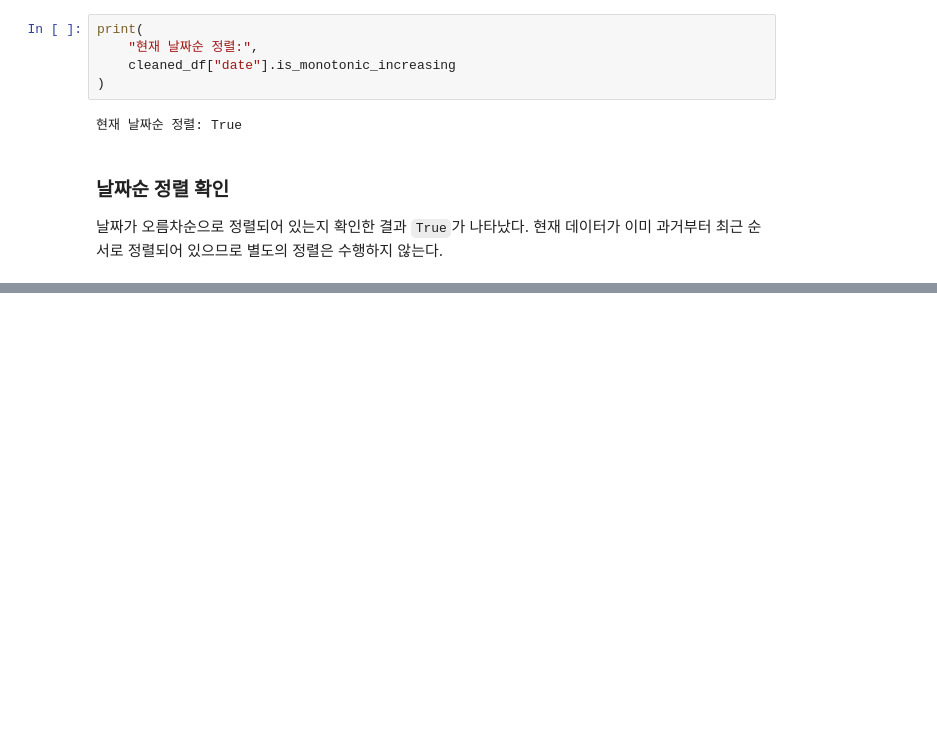
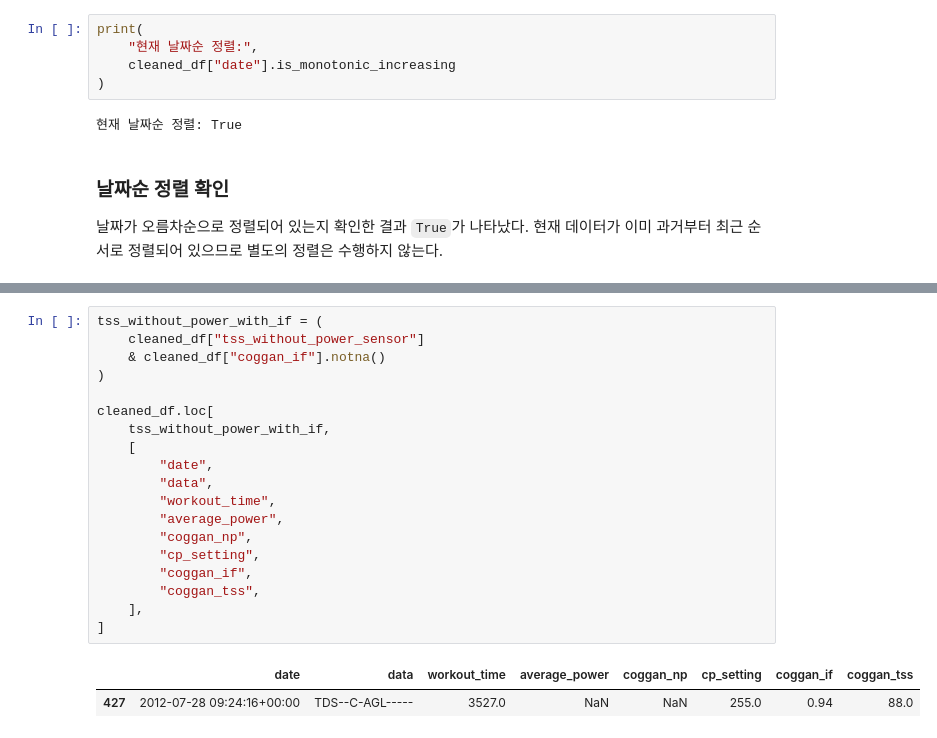
Before and after one commit to jhh0107gsc-hub/cycling, a Jupyter notebook: notebooks/01_goldencheetah_exploration.ipynb, the cells around one changed output, grey strips where cells are left out. Cells and saved outputs as stored; diff of their text form; blank space fills up the shorter version.

```diff
--- a/notebooks/01_goldencheetah_exploration.ipynb
+++ b/notebooks/01_goldencheetah_exploration.ipynb
@@ -627,0 +724,22 @@ print(
+# %%
+tss_without_power_with_if = (
+    cleaned_df["tss_without_power_sensor"]
+    & cleaned_df["coggan_if"].notna()
+)
+
+cleaned_df.loc[
+    tss_without_power_with_if,
+    [
+        "date",
+        "data",
+        "workout_time",
+        "average_power",
+        "coggan_np",
+        "cp_setting",
+        "coggan_if",
+        "coggan_tss",
+    ],
+]
+# %% [output]
+|  | date | data | workout_time | average_power | coggan_np | cp_setting | coggan_if | coggan_tss |
+| 427 | 2012-07-28 09:24:16+00:00 | TDS--C-AGL----- | 3527.0 | NaN | NaN | 255.0 | 0.94 | 88.0 |
```
Also changed, not shown: parts of 6 cells of this notebook.
